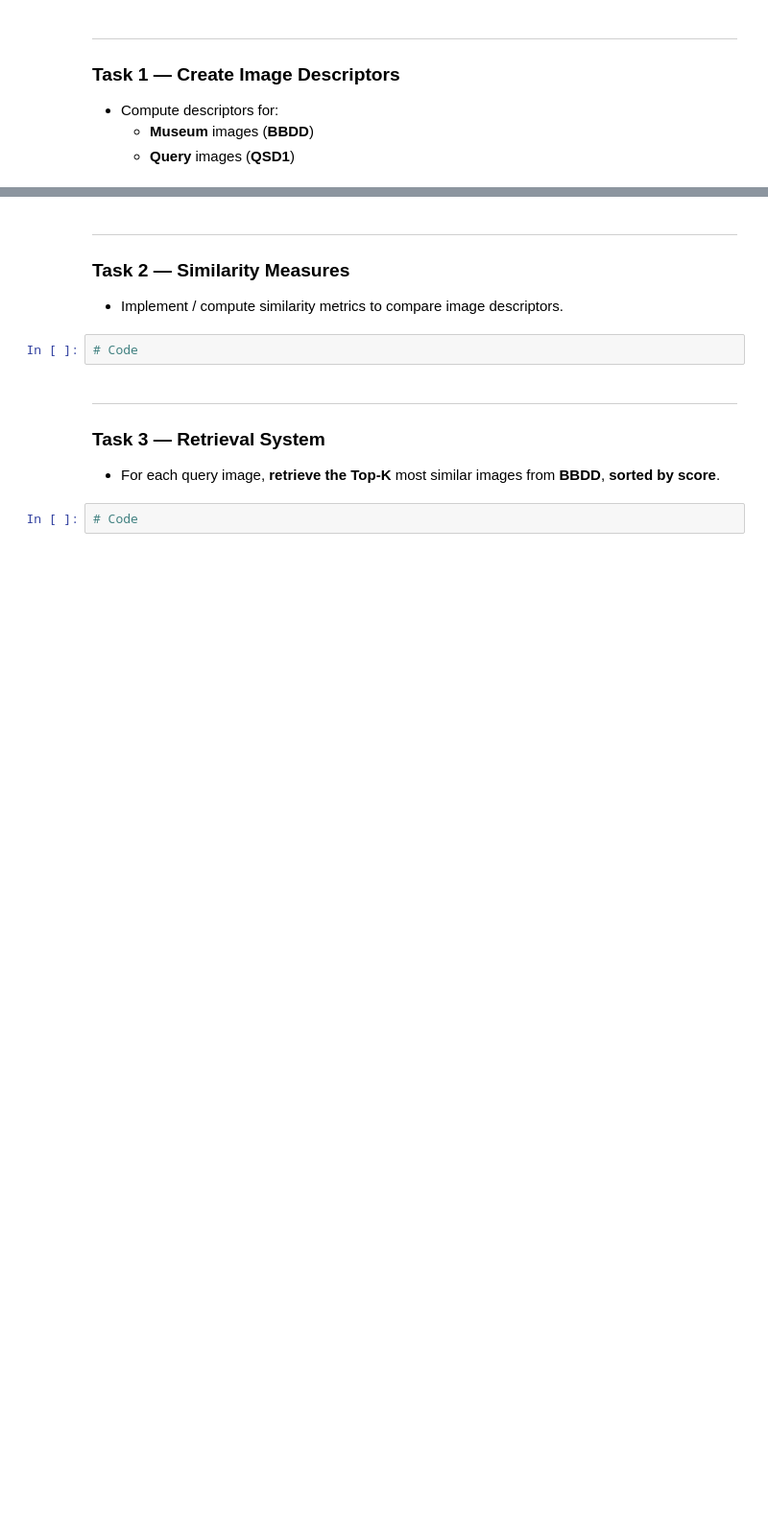
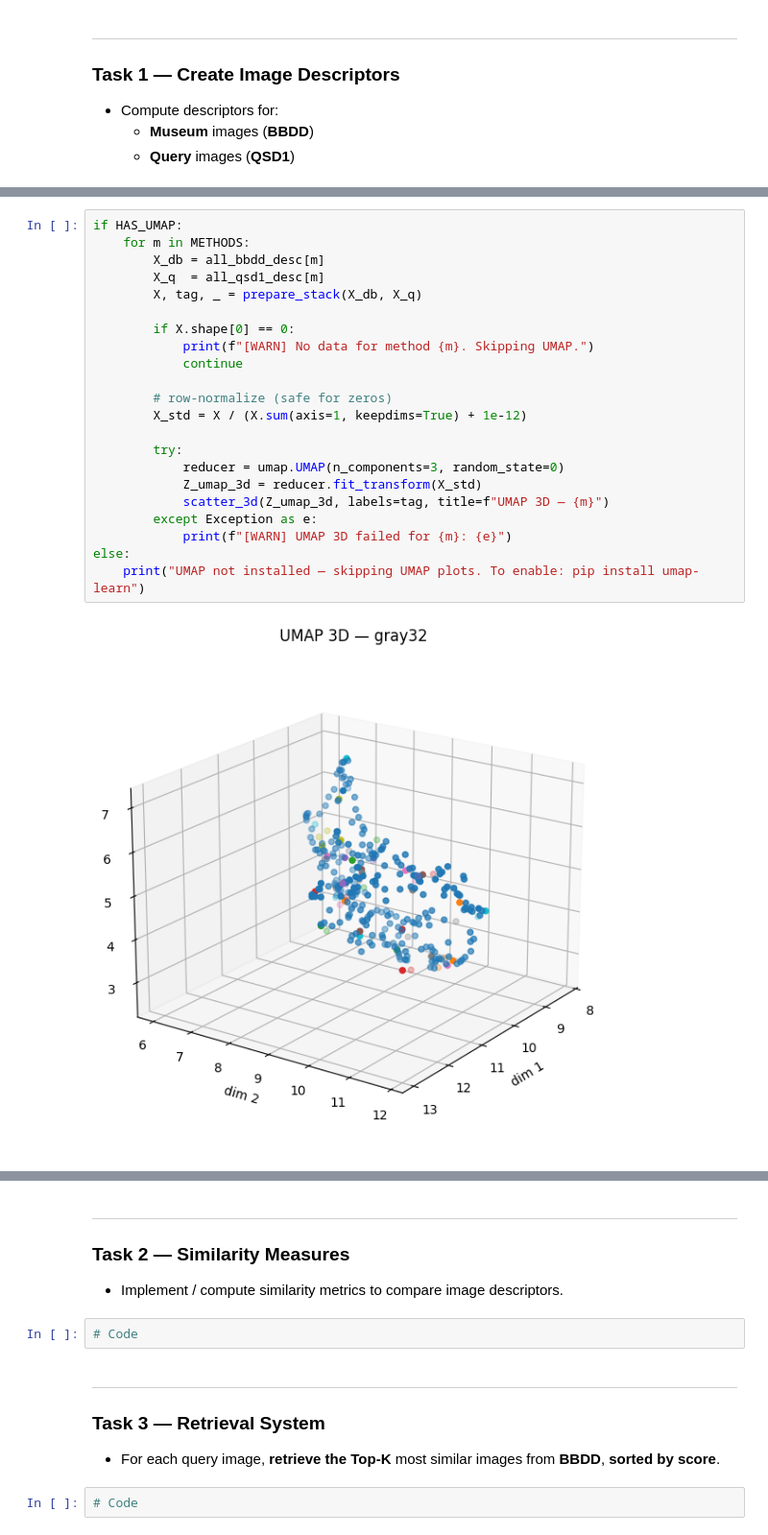
Before and after one commit to MCV-2025-C1-Project/Team1, a Jupyter notebook: week1code.ipynb, the cells around one changed output, grey strips where cells are left out. Shown at 96% size. Cells and saved outputs as stored; diff of their text form; blank space fills up the shorter version.

```diff
--- a/week1code.ipynb
+++ b/week1code.ipynb
@@ -33,0 +287,24 @@ QST1_PATH = os.path.join(DATASET_DIR, "qst1_w1/")
+# %%
+if HAS_UMAP:
+    for m in METHODS:
+        X_db = all_bbdd_desc[m]
+        X_q  = all_qsd1_desc[m]
+        X, tag, _ = prepare_stack(X_db, X_q)
+
+        if X.shape[0] == 0:
+            print(f"[WARN] No data for method {m}. Skipping UMAP.")
+            continue
+
+        # row-normalize (safe for zeros)
+        X_std = X / (X.sum(axis=1, keepdims=True) + 1e-12)
+
+        try:
+            reducer = umap.UMAP(n_components=3, random_state=0)
+            Z_umap_3d = reducer.fit_transform(X_std)
+            scatter_3d(Z_umap_3d, labels=tag, title=f"UMAP 3D — {m}")
+        except Exception as e:
+            print(f"[WARN] UMAP 3D failed for {m}: {e}")
+else:
+    print("UMAP not installed — skipping UMAP plots. To enable: pip install umap-learn")
+# %% [output]
+[figure, added]
```
Also changed, not shown: parts of 12 cells of this notebook, 1 other file.
